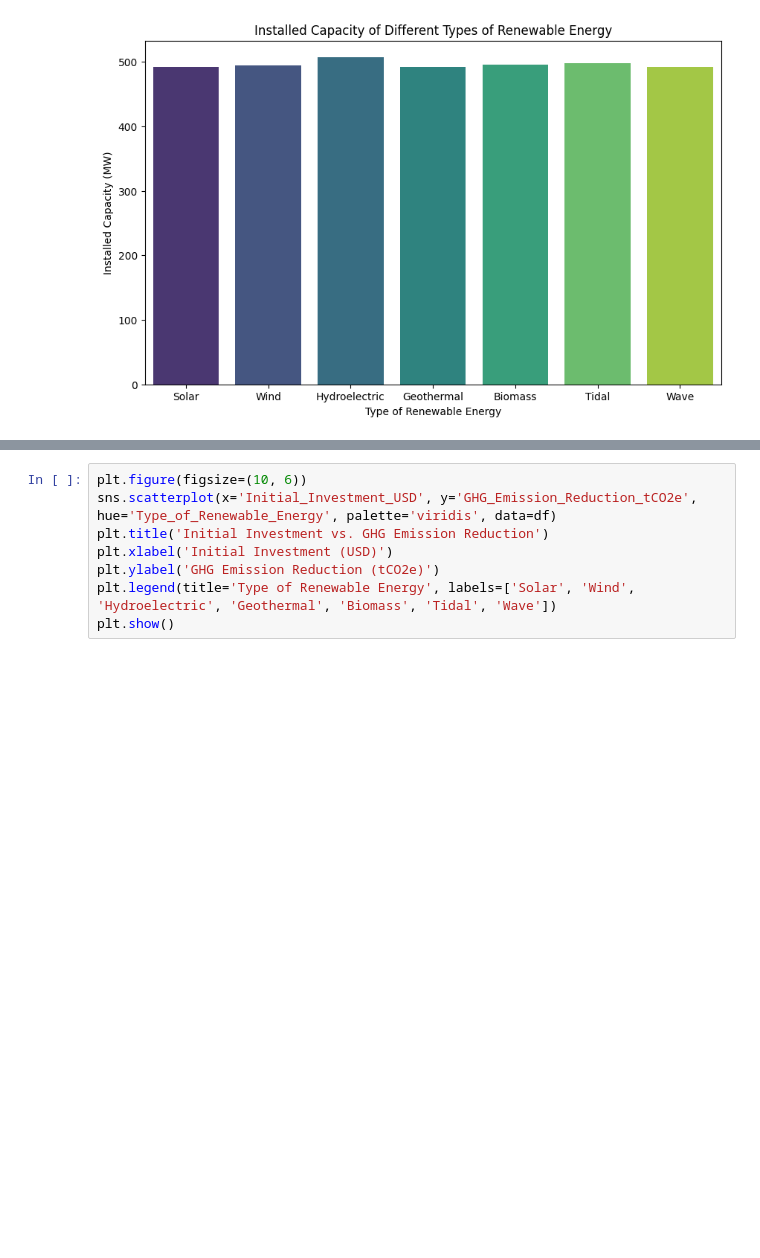
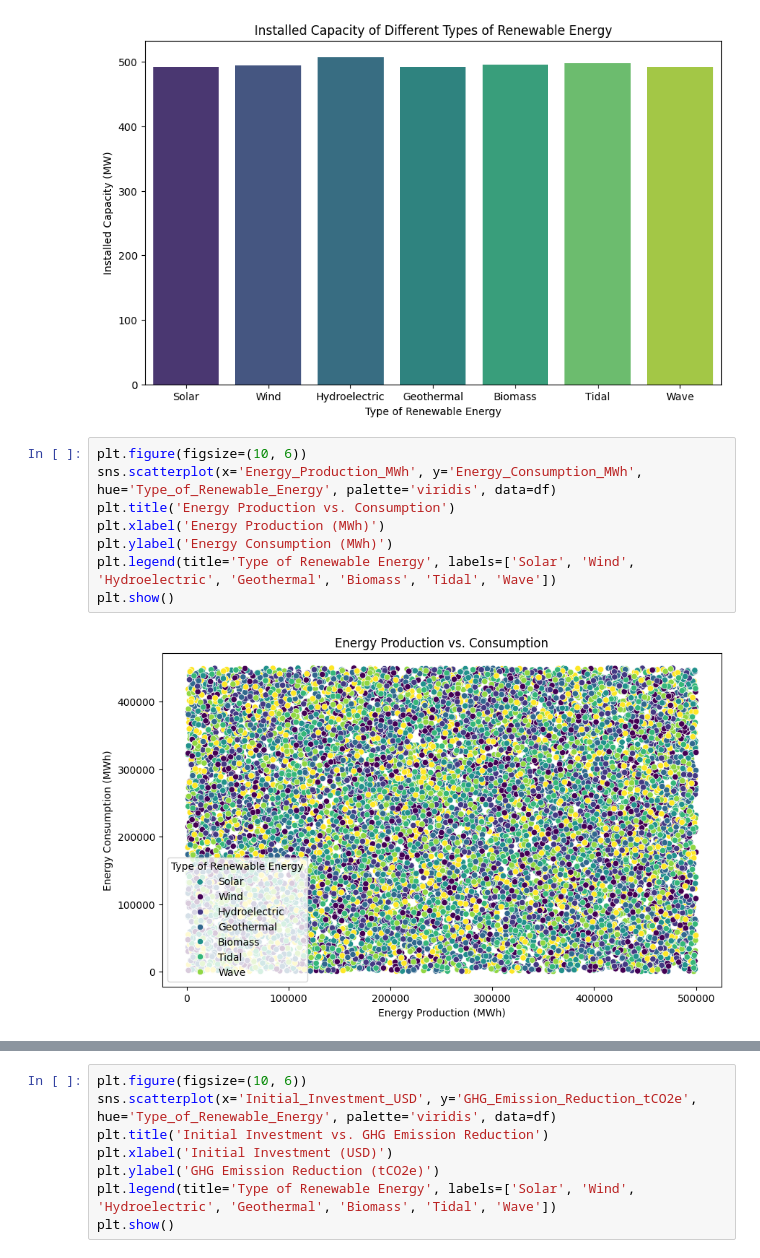
Before and after one commit to samyak-anand/EDA_renewable_energy_systems, a Jupyter notebook: main.ipynb, the cells around one changed output, grey strips where cells are left out. Drawn from its saved outputs; the diff is of its cells as text; blank space fills up the shorter version.

```diff
--- a/main.ipynb
+++ b/main.ipynb
@@ -71,3 +76,13 @@ Passing `palette` without assigning `hue` is deprecated and will be removed in v
 
   sns.barplot(x='Type_of_Renewable_Energy', y='Installed_Capacity_MW', data=df, ci=None, palette='viridis')
 [figure]
+# %%
+plt.figure(figsize=(10, 6))
+sns.scatterplot(x='Energy_Production_MWh', y='Energy_Consumption_MWh', hue='Type_of_Renewable_Energy', palette='viridis', data=df)
+plt.title('Energy Production vs. Consumption')
+plt.xlabel('Energy Production (MWh)')
+plt.ylabel('Energy Consumption (MWh)')
+plt.legend(title='Type of Renewable Energy', labels=['Solar', 'Wind', 'Hydroelectric', 'Geothermal', 'Biomass', 'Tidal', 'Wave'])
+plt.show()
+# %% [output]
+[figure, added]
```
Also changed, not shown: parts of 4 cells of this notebook.
